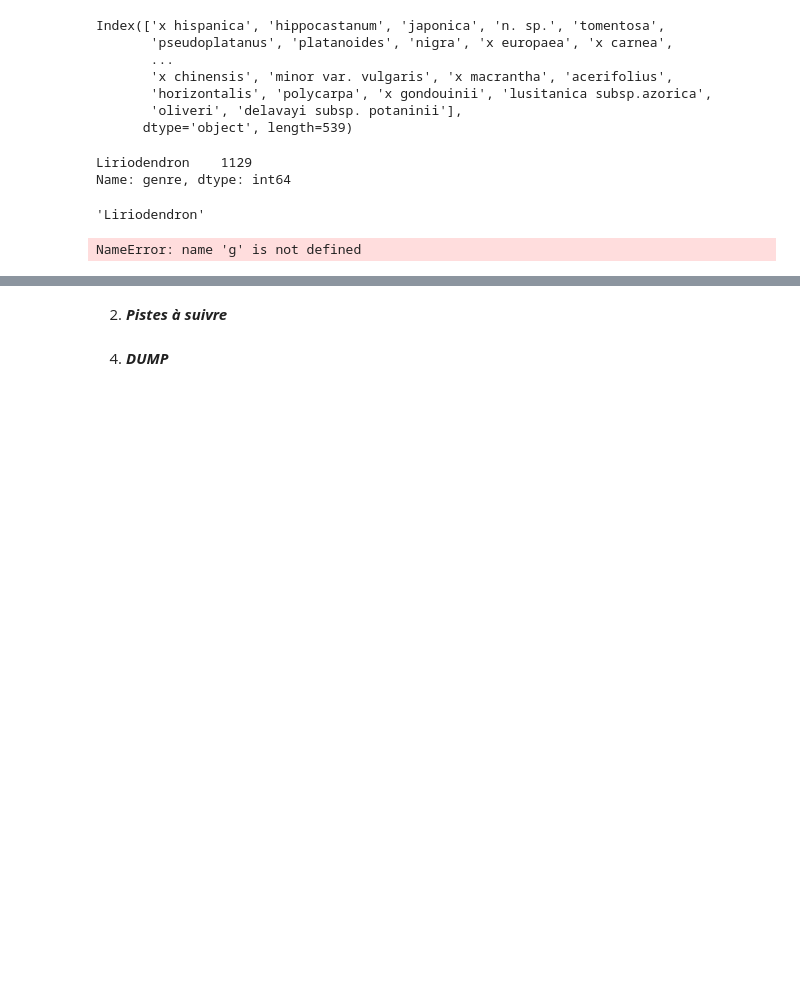
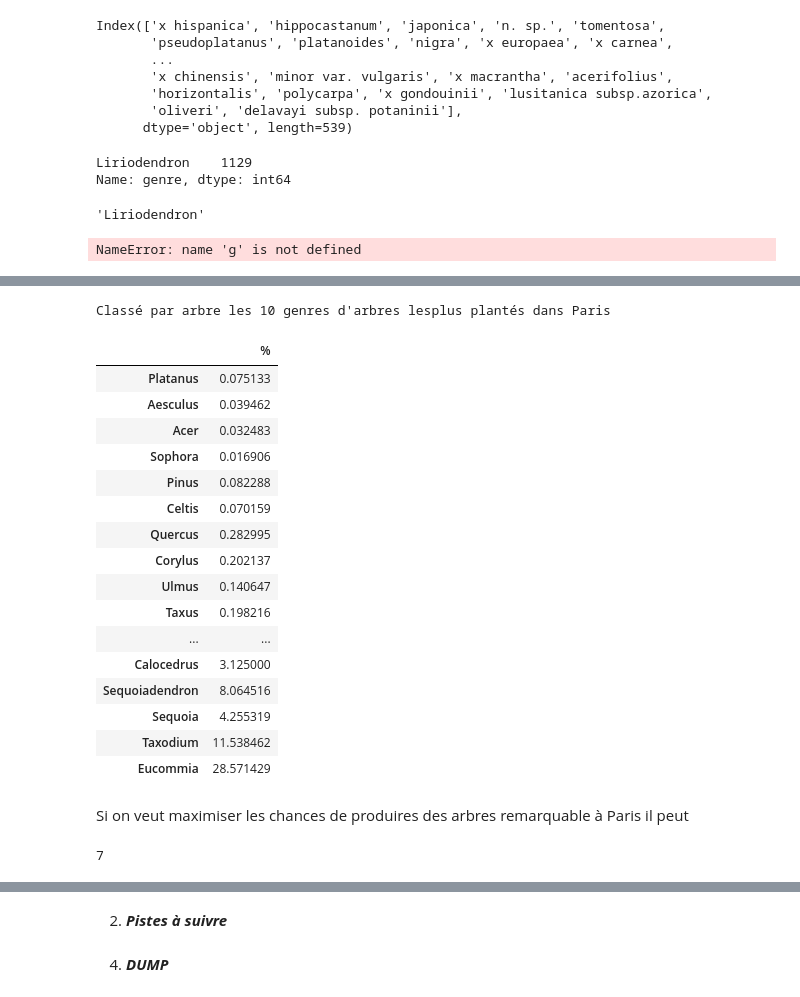
Before and after one commit to Antho-SJ/paris-trees, a Jupyter notebook: julien_notebook.ipynb, the cells around one changed output, grey strips where cells are left out. Drawn from its saved outputs; the diff is of its cells as text; code cells hidden in the pictures; blank space fills up the shorter version.

Commit message:
remarquable par genre

```diff
--- a/julien_notebook.ipynb
+++ b/julien_notebook.ipynb
@@ -248,0 +245,37 @@ df.groupby(['genre'])['remarquable']
+# %%
+remarquable_per_genre_df = df.groupby(['genre'])['remarquable'].sum().sort_values(ascending=False)
+remarquable_per_genre_df = remarquable_per_genre_df[remarquable_per_genre_df>1]
+temp_serie = df[df['genre'].isin(remarquable_per_genre_df[remarquable_per_genre_df > 0].index)]\
+.genre.value_counts().sort_values()
+print('Classé par arbre les 10 genres d\'arbres lesplus plantés dans Paris')
+
+pd.DataFrame(remarquable_per_genre_df.div(temp_serie)*100, columns = ['%'],\
+             index=temp_serie.sort_values(ascending=False).index)
+# remarquable_per_g =
+
+# remarquable_percentage_df = pd.DataFrame({remarquable_per_genre_df : remarquable_per_genre_df/})
+# %% [output]
+Classé par arbre les 10 genres d'arbres lesplus plantés dans Paris
+|  | % |
+| Platanus | 0.075133 |
+| Aesculus | 0.039462 |
+| Acer | 0.032483 |
+| Sophora | 0.016906 |
+| Pinus | 0.082288 |
+| Celtis | 0.070159 |
+| Quercus | 0.282995 |
+| Corylus | 0.202137 |
+| Ulmus | 0.140647 |
+| Taxus | 0.198216 |
+| ... | ... |
+| Calocedrus | 3.125000 |
+| Sequoiadendron | 8.064516 |
+| Sequoia | 4.255319 |
+| Taxodium | 11.538462 |
+| Eucommia | 28.571429 |
+# %% [markdown]
+Si on veut maximiser les chances de produires des arbres remarquable à Paris il peut
+# %%
+temp_serie['Eucommia']
+# %% [output]
+7
```
Also changed, not shown: parts of 9 cells of this notebook.
